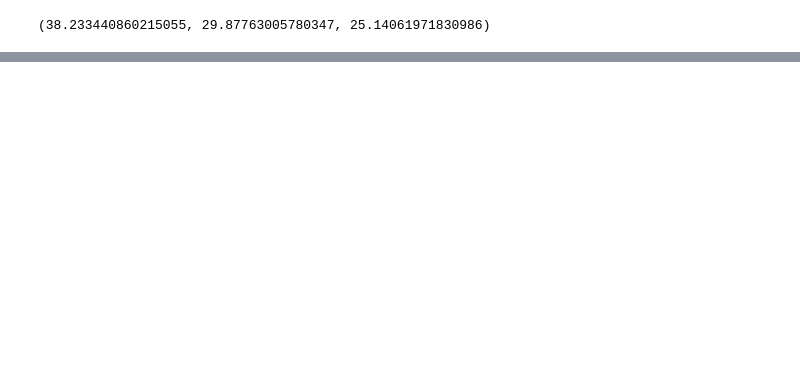
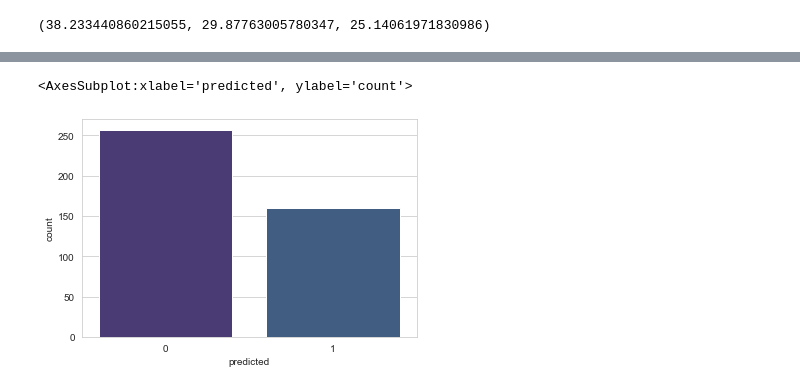
Before and after one commit to jafar-shodiq/mlearning-proj, a Jupyter notebook: project/who-survived-titanic/titanic.ipynb, the cells around one changed output, grey strips where cells are left out. Cells and saved outputs as stored; diff of their text form; code cells hidden in the pictures; blank space fills up the shorter version.

```diff
--- a/project/who-survived-titanic/titanic.ipynb
+++ b/project/who-survived-titanic/titanic.ipynb
@@ -172,0 +480,3 @@ def impute_age(cols):
+# %%
+final_test.drop(['Sex', 'Embarked', 'Name', 'Ticket', 'PassengerId'], axis=1, inplace=True)
+final_test.head()
@@ -172,0 +490,3 @@ def impute_age(cols):
+# %%
+# Load the saved model
+loaded_model = joblib.load('log-reg.joblib')
@@ -172,0 +495,4 @@ def impute_age(cols):
+# %%
+predict = loaded_model.predict(final_test)
+# %%
+test['predicted'] = predict
@@ -172,0 +524,5 @@ def impute_age(cols):
+# %%
+sns.countplot(x='predicted', data=test)
+# %% [output]
+<AxesSubplot:xlabel='predicted', ylabel='count'>
+[figure, added]
```
Also changed, not shown: parts of 49 cells of this notebook.
